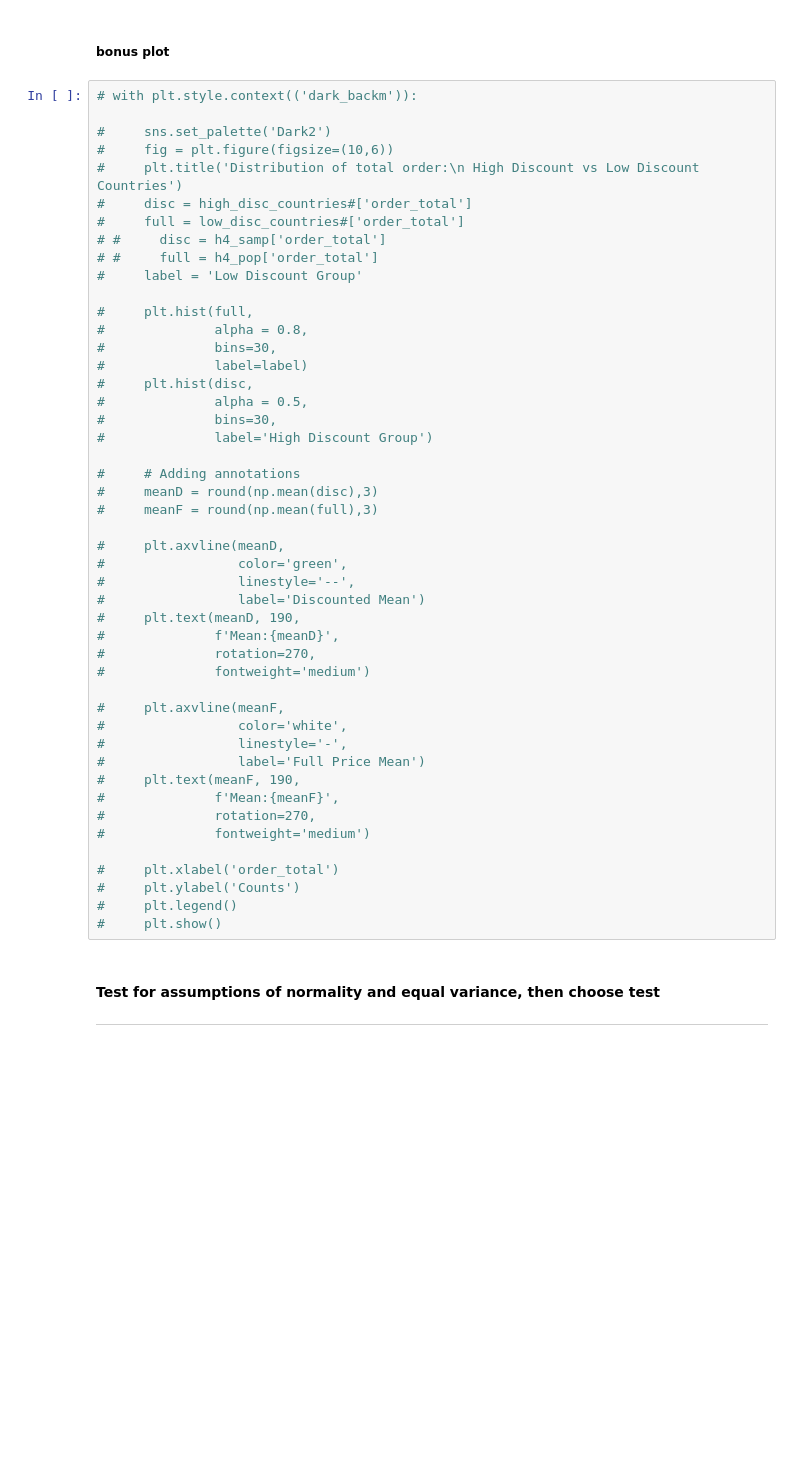
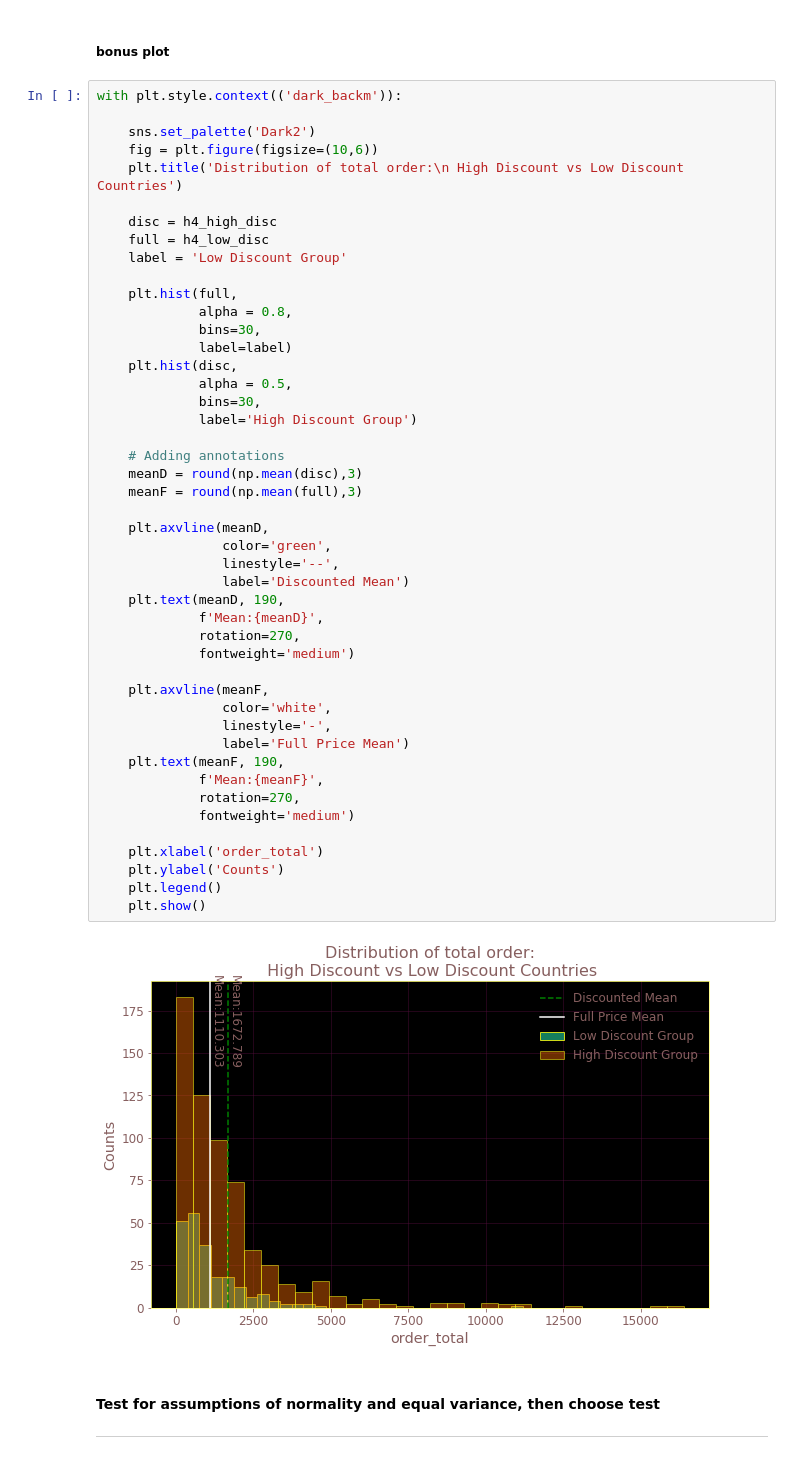
Before and after one commit to MichaelMoravetz/dsc-2-final-project-online-ds-ft-021119, a Jupyter notebook: Final_Project_Mod2.ipynb, the cells around one changed output. Saved outputs shown, nothing was run; the diff lists cells and outputs as text; blank space fills up the shorter version.

```diff
--- a/Final_Project_Mod2.ipynb
+++ b/Final_Project_Mod2.ipynb
@@ -3330,52 +3330,53 @@ Mean of High Discount Countries: 1672.7890408496733
 # %% [markdown]
 ##### bonus plot
 # %%
-# with plt.style.context(('dark_backm')):
+with plt.style.context(('dark_backm')):
 
-#     sns.set_palette('Dark2')
-#     fig = plt.figure(figsize=(10,6))
-#     plt.title('Distribution of total order:\n High Discount vs Low Discount Countries')
-#     disc = high_disc_countries#['order_total']
-#     full = low_disc_countries#['order_total']
-# #     disc = h4_samp['order_total']
-# #     full = h4_pop['order_total']
-#     label = 'Low Discount Group'
+    sns.set_palette('Dark2')
+    fig = plt.figure(figsize=(10,6))
+    plt.title('Distribution of total order:\n High Discount vs Low Discount Countries')
 
-#     plt.hist(full,
-#              alpha = 0.8,
-#              bins=30,
-#              label=label)
-#     plt.hist(disc,
-#              alpha = 0.5,
-#              bins=30,
-#              label='High Discount Group')
+    disc = h4_high_disc
+    full = h4_low_disc
+    label = 'Low Discount Group'
 
-#     # Adding annotations
-#     meanD = round(np.mean(disc),3)
-#     meanF = round(np.mean(full),3)
+    plt.hist(full,
+             alpha = 0.8,
+             bins=30,
+             label=label)
+    plt.hist(disc,
+             alpha = 0.5,
+             bins=30,
+             label='High Discount Group')
 
-#     plt.axvline(meanD,
-#                 color='green',
-#                 linestyle='--',
-#                 label='Discounted Mean')
-#     plt.text(meanD, 190,
-#              f'Mean:{meanD}',
-#              rotation=270,
-#              fontweight='medium')
+    # Adding annotations
+    meanD = round(np.mean(disc),3)
+    meanF = round(np.mean(full),3)
 
-#     plt.axvline(meanF,
-#                 color='white',
-#                 linestyle='-',
-#                 label='Full Price Mean')
-#     plt.text(meanF, 190,
-#              f'Mean:{meanF}',
-#              rotation=270,
-#              fontweight='medium')
+    plt.axvline(meanD,
+                color='green',
+                linestyle='--',
+                label='Discounted Mean')
+    plt.text(meanD, 190,
+             f'Mean:{meanD}',
+             rotation=270,
+             fontweight='medium')
 
-#     plt.xlabel('order_total')
-#     plt.ylabel('Counts')
-#     plt.legend()
-#     plt.show()
+    plt.axvline(meanF,
+                color='white',
+                linestyle='-',
+                label='Full Price Mean')
+    plt.text(meanF, 190,
+             f'Mean:{meanF}',
+             rotation=270,
+             fontweight='medium')
+
+    plt.xlabel('order_total')
+    plt.ylabel('Counts')
+    plt.legend()
+    plt.show()
+# %% [output]
+[figure, added]
 # %% [markdown]
 #### Test for assumptions of normality and equal variance, then choose test
 ---
```
Also changed, not shown: parts of 12 cells of this notebook.
